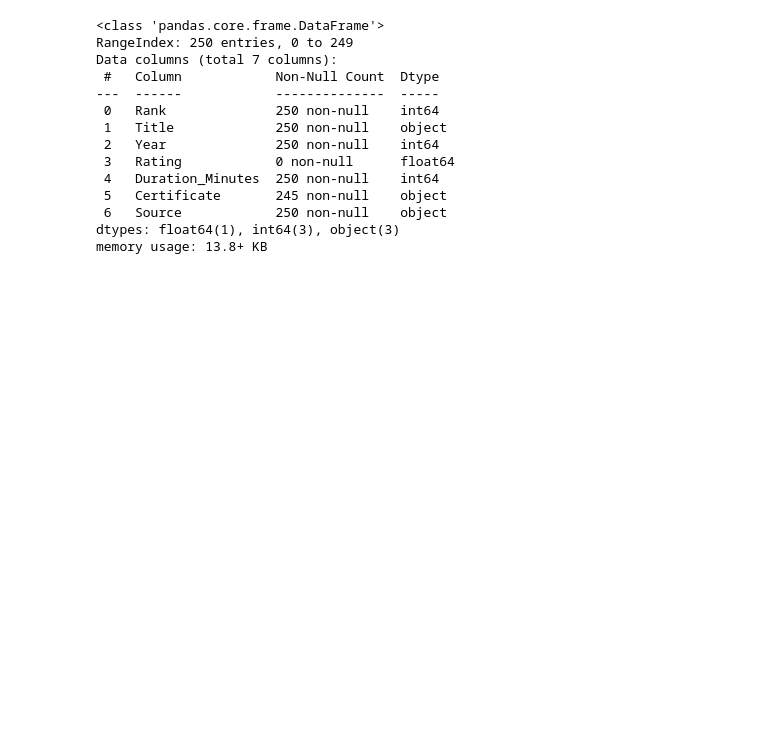
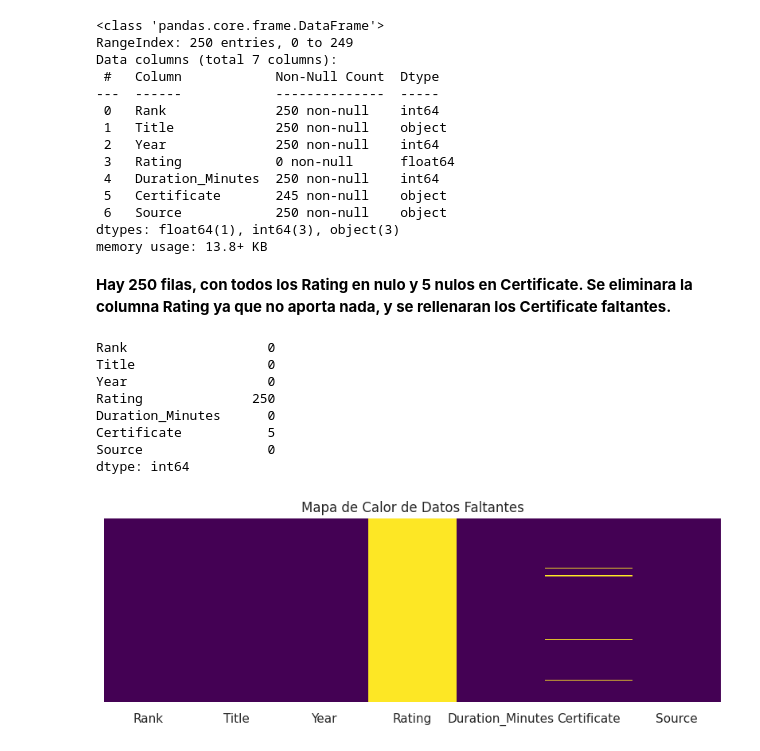
Before and after one commit to nbarrazae/Kaggle-Repo, a Jupyter notebook: eda-top-250-imdb-movie-dataset.ipynb, the cells around one changed output. Cells and saved outputs as stored; diff of their text form; code cells hidden in the pictures; blank space fills up the shorter version.

```diff
--- a/eda-top-250-imdb-movie-dataset.ipynb
+++ b/eda-top-250-imdb-movie-dataset.ipynb
@@ -55,3 +57,21 @@ Data columns (total 7 columns):
  6   Source            250 non-null    object
 dtypes: float64(1), int64(3), object(3)
 memory usage: 13.8+ KB
+# %% [markdown]
+**Hay 250 filas, con todos los Rating en nulo y 5 nulos en Certificate. Se eliminara la columna Rating ya que no aporta nada, y se rellenaran los Certificate faltantes.**
+# %%
+print(df.isnull().sum())
+plt.figure(figsize=(10, 3))
+sns.heatmap(df.isnull(), cbar=False, yticklabels=False, cmap='viridis')
+plt.title('Mapa de Calor de Datos Faltantes')
+plt.show()
+# %% [output]
+Rank                  0
+Title                 0
+Year                  0
+Rating              250
+Duration_Minutes      0
+Certificate           5
+Source                0
+dtype: int64
+[figure, added]
```
Also changed, not shown: parts of 13 cells of this notebook.
